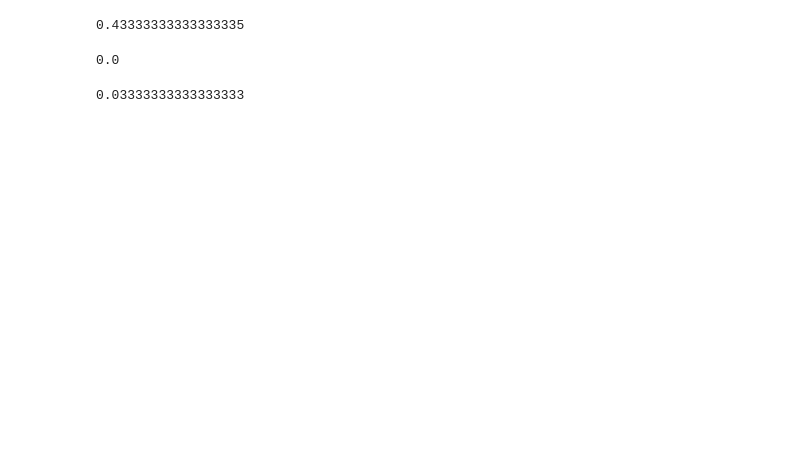
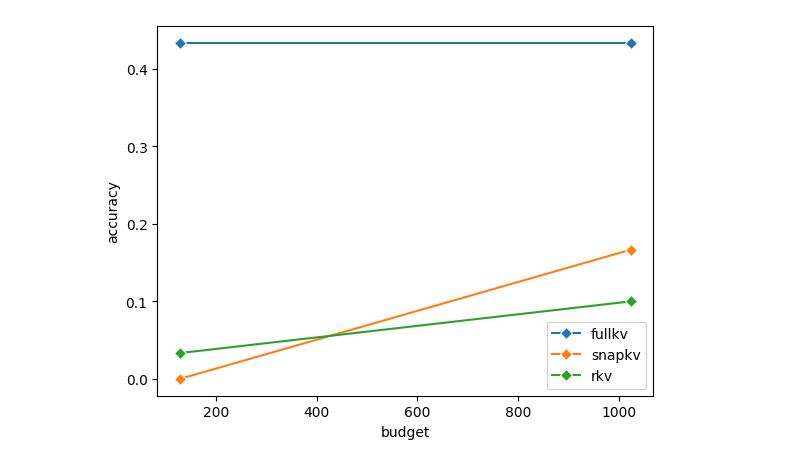
Before and after one commit to Pwspang/KV-Eviction-Experiments, a Jupyter notebook: analysis.ipynb, the cells around one changed output. Drawn from its saved outputs; the diff is of its cells as text; code cells hidden in the pictures; blank space fills up the shorter version.

Commit message:
Updated analysis for initial results

```diff
--- a/analysis.ipynb
+++ b/analysis.ipynb
@@ -6,2 +9,5 @@ from tqdm.notebook import tqdm
+# %%
+kv_budget = [128, 1024]
+methods = ["snapkv", "rkv"]
 # %%
 fullkv = pd.read_json("results/output_fullkv.jsonl", lines=True)
@@ -28,14 +34,18 @@ fullkv
 | 28 | 88 | Torus $T$ is the surface produced... | First, let's consider a section $... | 127 | https://artofproblemsolving.com/w... | Torus $T$ is the surface produced... | You are given a math problem.\n\n... | 28 | \n\n<think>\nAlright, so I have t... | 446 | ... |
 | 29 | 89 | There is a collection of $25$ ind... | The problem says "some", so not a... | 902 | https://artofproblemsolving.com/w... | There is a collection of $25$ ind... | You are given a math problem.\n\n... | 29 | .\n\nAlright, so I have this prob... | 154 | ... |
 # %%
-accuracy(fullkv)
+# Plot for FULL KV
+full_kv_acc = accuracy(pd.read_json("results/output_fullkv.jsonl", lines=True))
+data = pd.DataFrame({'budget': kv_budget, 'accuracy': [full_kv_acc] * len(kv_budget)})
+sns.lineplot(data=data, x='budget', y='accuracy', markers=True, marker='D', label="fullkv")
+
+
+for method in methods:
+    acc_lst = []
+    for budget in kv_budget:
+        df = pd.read_json(f"results/output_{method}_{budget}.jsonl", lines=True)
+        acc_lst.append(accuracy(df))
+    data = pd.DataFrame({'budget': kv_budget, 'accuracy': acc_lst})
+    sns.lineplot(data=data, x='budget', y='accuracy', markers=True, marker='D', label=method)
 # %% [output]
-0.43333333333333335
+[figure, added]
-# %%
-accuracy(snapkv)
-# %% [output]
-0.0
-# %%
-accuracy(rkv)
-# %% [output]
-0.03333333333333333
```
Also changed, not shown: parts of 2 cells of this notebook, 1 other file.
